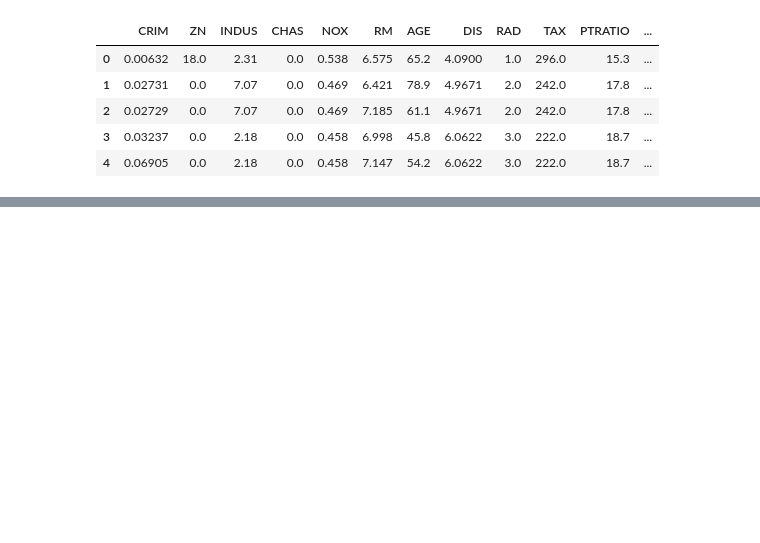
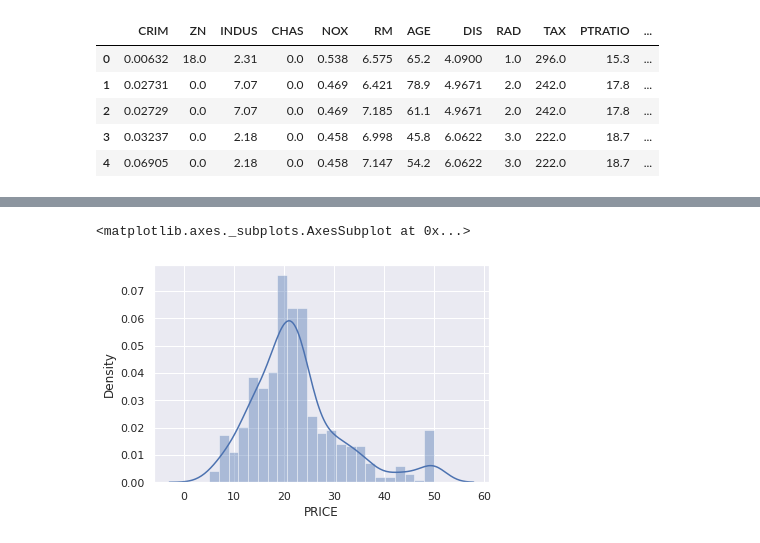
Before and after one commit to Malikumair786/Machine_Learning, a Jupyter notebook: Libraries_In_Python.ipynb, the cells around one changed output, grey strips where cells are left out. Cells and saved outputs as stored; diff of their text form; code cells hidden in the pictures; blank space fills up the shorter version.

```diff
--- a/Libraries_In_Python.ipynb
+++ b/Libraries_In_Python.ipynb
@@ -1095,0 +1139,5 @@ house.head()
+# %%
+sns.distplot(house['PRICE'])
+# %% [output]
+<matplotlib.axes._subplots.AxesSubplot at 0x...>
+[figure, added]
```
Also changed, not shown: parts of 26 cells of this notebook.
